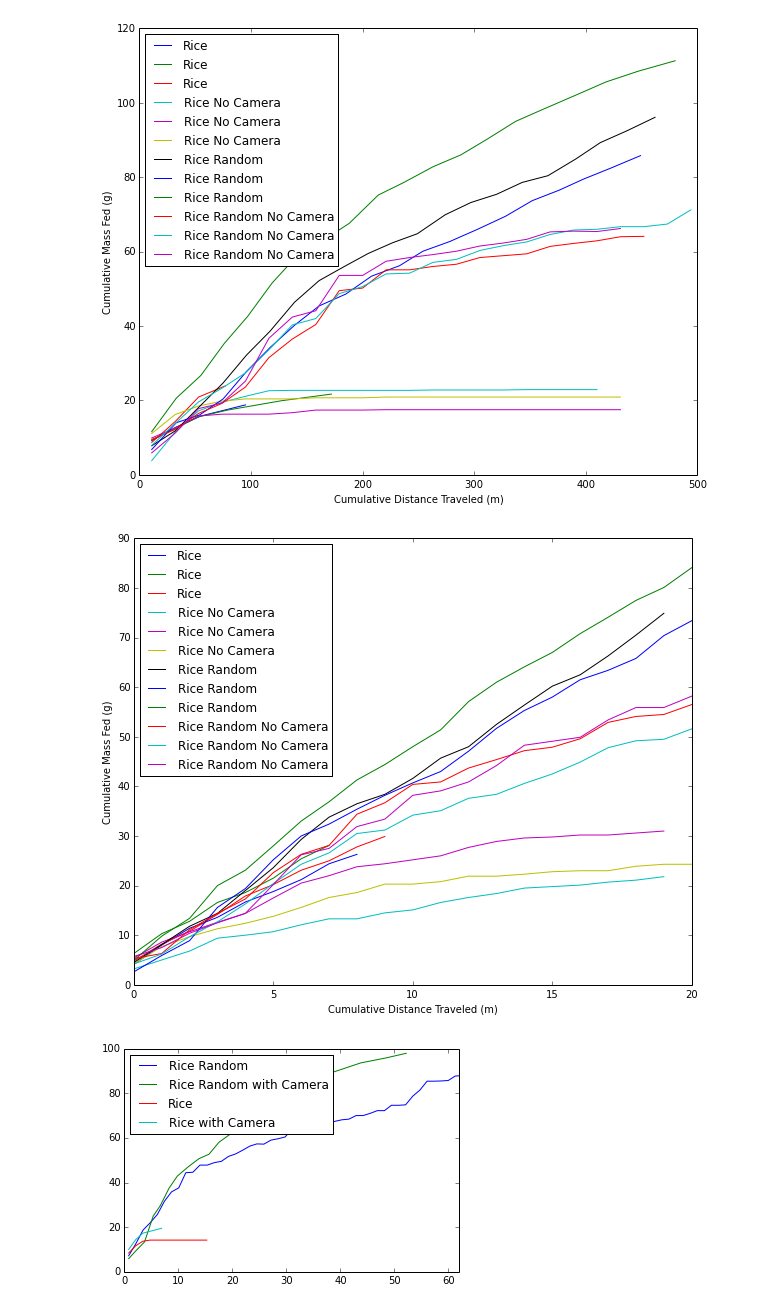
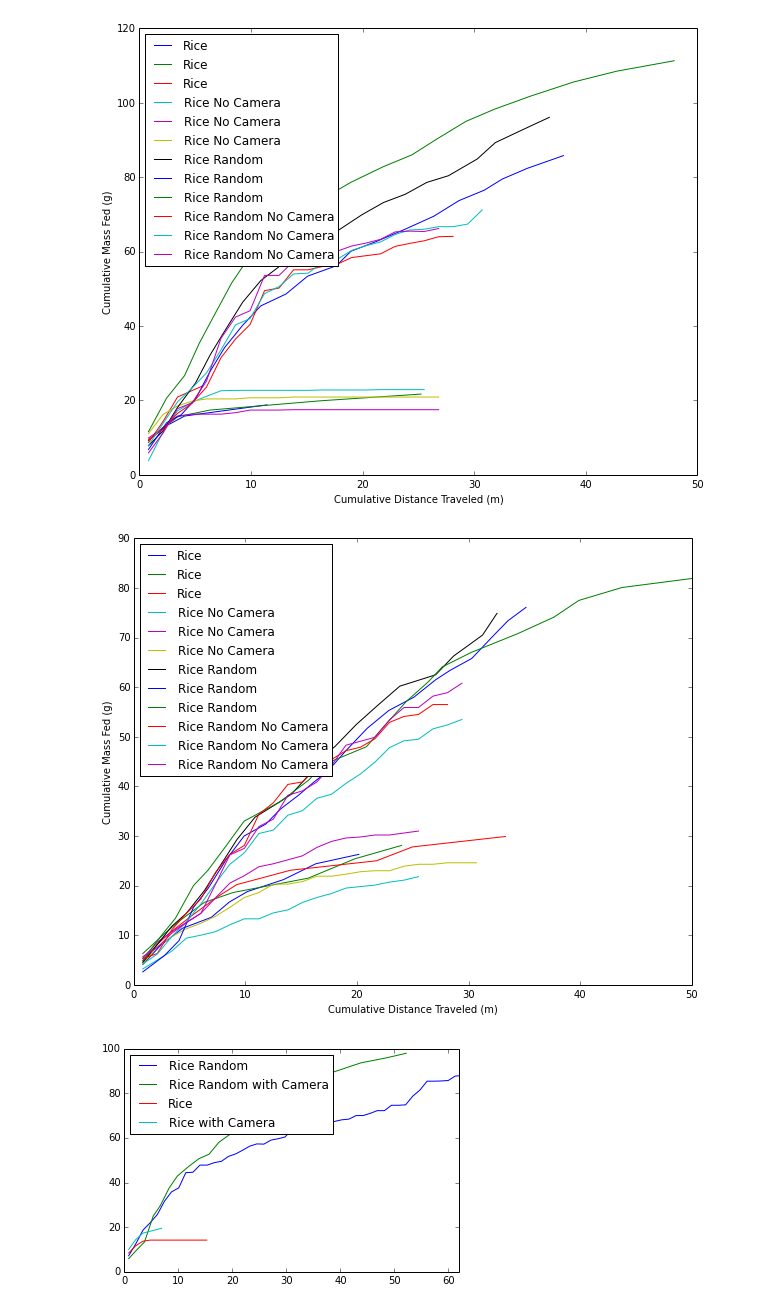
Before and after one commit to travers-rhodes/ada_tutorial, a Jupyter notebook: plots/MakePlots.ipynb, the cells around one changed output. Drawn from its saved outputs; the diff is of its cells as text; code cells hidden in the pictures.

```diff
--- a/plots/MakePlots.ipynb
+++ b/plots/MakePlots.ipynb
@@ -20,9 +20,9 @@ file_names_labels = [("../final_results/rice_constant_camera.txt", "Rice"),
                     ("../final_results/rice_random_no_camera3_redo.txt", "Rice Random No Camera"),
                     ]
 
-scoop_dist = 1
+scoop_dist = 0.32
 # one direction to/from mouth
-mouth_dist = 10
+mouth_dist = 0.49
 
 plt.figure(figsize=(10,8))
 for nameAndLabel in file_names_labels:
@@ -30,47 +30,51 @@ for nameAndLabel in file_names_labels:
   plt.plot(np.arange(dat.shape[0]) * 2 * mouth_dist + mouth_dist + dat[:,3] * scoop_dist, dat[:,1], label=nameAndLabel[1])
 
 plt.legend(loc='upper left')
-plt.xlim((0,500))
+plt.xlim((0,50))
 plt.ylabel("Cumulative Mass Fed (g)")
 plt.xlabel("Cumulative Distance Traveled (m)")
 
 plt.show()
 #plt.savefig("ValueOfCameraFeedback")
 # %% [output]
-[figure, old version]
+[figure, new version]
 # %%
 %matplotlib inline
 import numpy as np
 import matplotlib.pyplot as plt
 
 file_names_labels = [("../final_results/nuts_constant_camera.txt", "Rice"),
                      ("../final_results/nuts_constant_camera2.txt", "Rice"),
                      ("../final_results/nuts_constant_camera3.txt", "Rice"),
                     ("../final_results/nuts_constant_no_camera.txt", "Rice No Camera"),
                     ("../final_results/nuts_constant_no_camera2.txt", "Rice No Camera"),
                     ("../final_results/nuts_constant_no_camera3.txt", "Rice No Camera"),
                     ("../final_results/nuts_random_with_camera.txt", "Rice Random"),
                     ("../final_results/nuts_random_with_camera2.txt", "Rice Random"),
                     ("../final_results/nuts_random_with_camera3.txt", "Rice Random"),
                     ("../final_results/nuts_random_no_camera.txt", "Rice Random No Camera"),
                     ("../final_results/nuts_random_no_camera2.txt", "Rice Random No Camera"),
                     ("../final_results/nuts_random_no_camera3.txt", "Rice Random No Camera"),
                     ]
 
+scoop_dist = 0.32
+# one direction to/from mouth
+mouth_dist = 0.49
+
 plt.figure(figsize=(10,8))
 for nameAndLabel in file_names_labels:
-  dat = np.loadtxt(nameAndLabel[0], delimiter=",", usecols = (0,1,2))
-  plt.plot(range(dat.shape[0]), dat[:,1], label=nameAndLabel[1])
+  dat = np.loadtxt(nameAndLabel[0], delimiter=",", usecols = (0,1,2,3))
+  plt.plot(np.arange(dat.shape[0]) * 2 * mouth_dist + mouth_dist + dat[:,3] * scoop_dist, dat[:,1], label=nameAndLabel[1])
 
 plt.legend(loc='upper left')
-plt.xlim((0,20))
+plt.xlim((0,50))
 plt.ylabel("Cumulative Mass Fed (g)")
 plt.xlabel("Cumulative Distance Traveled (m)")
 
 plt.show()
 #plt.savefig("ValueOfCameraFeedback")
 # %% [output]
-[figure, old version]
+[figure, new version]
 # %%
 %matplotlib inline
 import numpy as np
```
Also changed, not shown: 5 other files.
